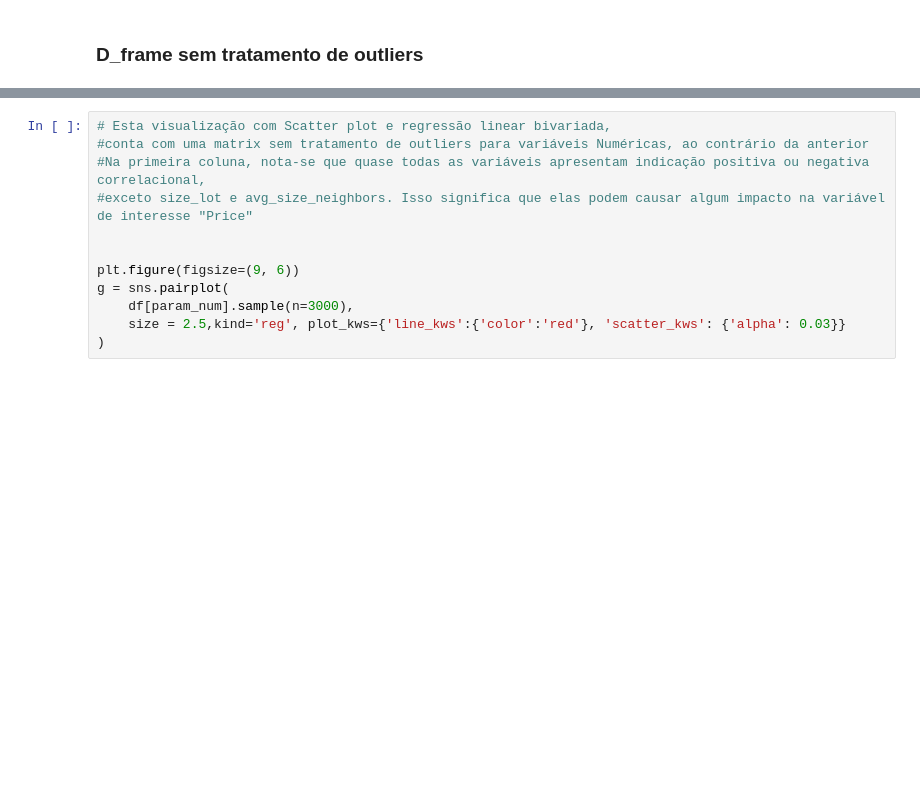
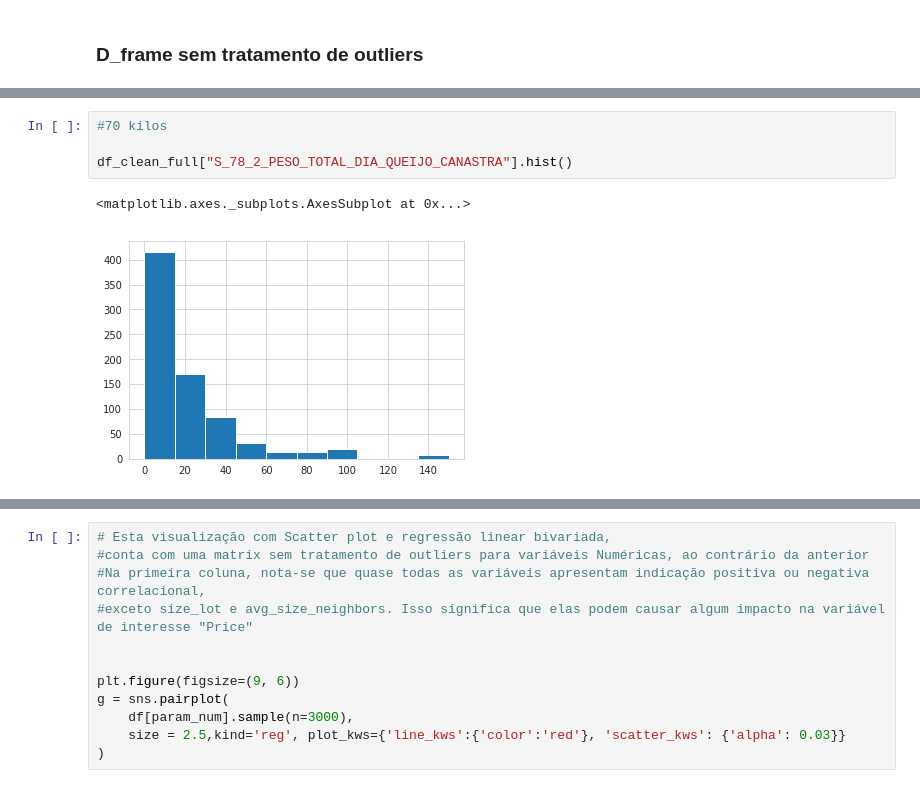
Before and after one commit to pyunc/canastra_science, a Jupyter notebook: canastra_completo.ipynb, the cells around one changed output, grey strips where cells are left out. Saved outputs shown, nothing was run; the diff lists cells and outputs as text; blank space fills up the shorter version.

```diff
--- a/canastra_completo.ipynb
+++ b/canastra_completo.ipynb
@@ -809,0 +559,7 @@ plt.show()
+# %%
+#70 kilos
+
+df_clean_full["S_78_2_PESO_TOTAL_DIA_QUEIJO_CANASTRA"].hist()
+# %% [output]
+<matplotlib.axes._subplots.AxesSubplot at 0x...>
+[figure, added]
```
Also changed, not shown: parts of 76 cells of this notebook, 1 other file.
